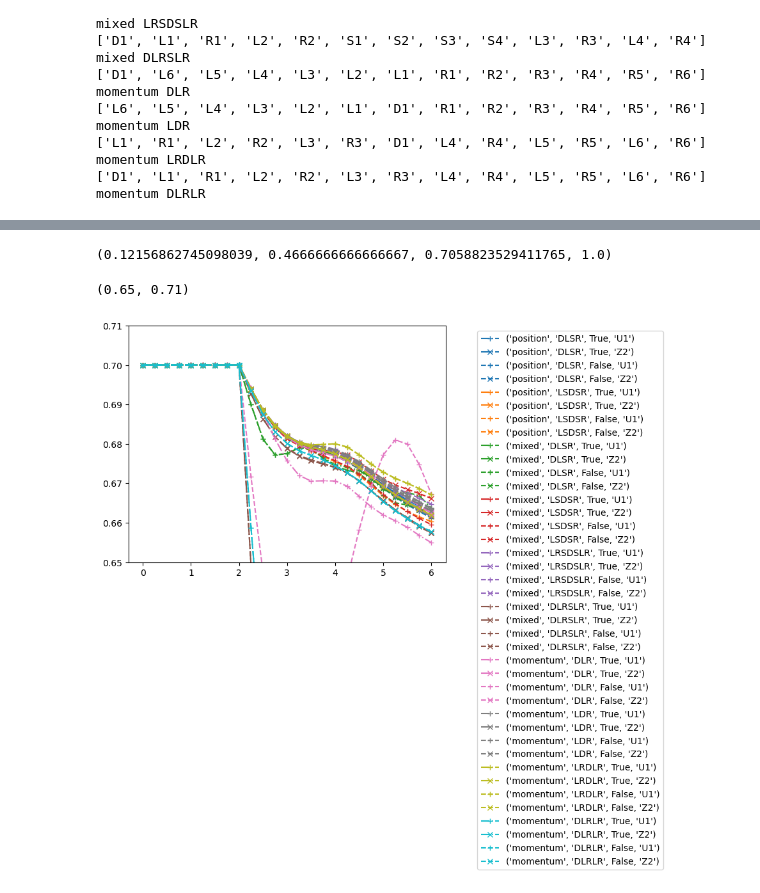
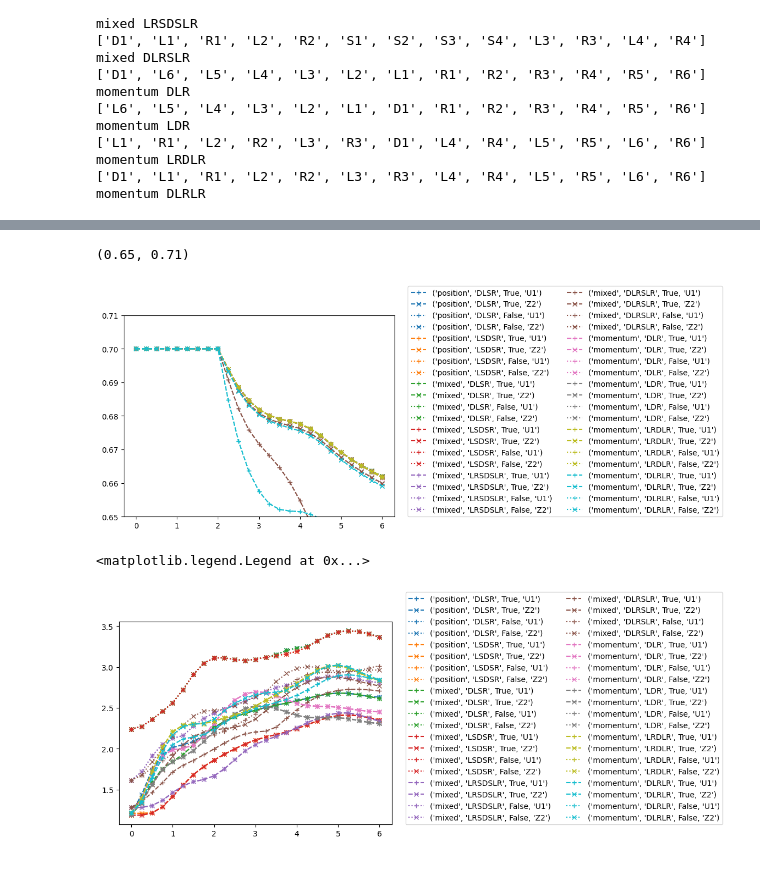
Before and after one commit to marekrams/dpt, a Jupyter notebook: tests.ipynb, the cells around one changed output, grey strips where cells are left out. Drawn from its saved outputs; the diff is of its cells as text; code cells hidden in the pictures.

```diff
--- a/tests.ipynb
+++ b/tests.ipynb
@@ -244,5 +244,5 @@ vS1 = 0.25
 
 dt = 0.126
 tswitch, tfin = 2, 6
-D_total = 32
+D_total = 64
 # %%
@@ -259,15 +306,13 @@ D_total = 32
 # %%
-eng0 = {}
-psi0 = {}
 out = {}
+dt = 1/16
 for mapping, order in mappings:
     for merge in [True, False]:
         for sym in ['U1', 'Z2']:
             print("-----------------------")
             print(mapping, order, merge, sym)
-            psi, eng0[mapping, order, merge, sym] = initial_state(NW, NS, U, muL, muR, vS0, alpha, mapping, order, merge, sym, D_total)
-            psi0[mapping, order, merge, sym] = psi
-            # out[mapping, order, merge, sym] = run_evolution(psi, NW, NS, U, muL, muR, vS0, vS1, mapping, order, merge, sym, D_total, tswitch, tfin, dt, verbose=0)
+            psi = psi0[mapping, order, merge, sym].copy()
+            out[mapping, order, merge, sym] = run_evolution(psi, NW, NS, U, muL, muR, vS0, vS1, mapping, order, merge, sym, D_total, tswitch, tfin, dt, verbose=0)
 # %% [output]
 -----------------------
 position DLSR True U1
@@ -289,7 +333,0 @@ Done. n1 =  0.700000000000001 n2 =  0.30000000000000043
-# %%
-# fixing some initial energy by hand ...
-mapping, order, merge, sym = ('mixed', 'LRSDSLR', False, 'U1')
-print(eng0[mapping, order, merge, sym])
-psi, eng0[mapping, order, merge, sym] = initial_state(NW, NS, U, muL, muR, vS0, alpha, mapping, order, merge, sym, D_total)
-psi0[mapping, order, merge, sym] = psi
-out[mapping, order, merge, sym] = run_evolution(psi, NW, NS, U, muL, muR, vS0, vS1, mapping, order, merge, sym, D_total, tswitch, tfin, dt, verbose=0)
@@ -305,6 +333,0 @@ Done.
-# %%
-plt.plot(list(str(x) for x in eng0.keys()), list(eng0.values()), '-+');
-plt.xticks(rotation=90);
-plt.show()
-for k, v in eng0.items():
-    print(v, k)
@@ -330,20 +334,29 @@ for k, v in eng0.items():
-# %%
-plt.cm.tab10(0)
-# %% [output]
-(0.12156862745098039, 0.4666666666666667, 0.7058823529411765, 1.0)
 # %%
 colors = dict(zip(mappings, map(plt.cm.tab10, range(10))))
-lines = {True: '-.', False: '--'}
+lines = {True: '--', False: ':'}
 symbols = {"U1": '+', "Z2": "x"}
 
 for k, v in out.items():
     mapping, order, merge, sym = k
-    plt.plot(v[1], v[2]['n1'], color=colors[mapping, order], marker=symbols[sym], linestyle=lines[merge], label=k)
-plt.legend(loc=(1.1, -1.3))
+    plt.plot(v[1], v[2]['n1'], color=colors[mapping, order], marker=symbols[sym], linestyle=lines[merge], label=str(k))
+plt.legend(loc=(1.05, 0), ncol=2)
 plt.ylim([0.65, 0.71])
 # %% [output]
 (0.65, 0.71)
-[figure, old version]
+[figure, new version]
+# %%
+colors = dict(zip(mappings, map(plt.cm.tab10, range(10))))
+lines = {True: '--', False: ':'}
+symbols = {"U1": '+', "Z2": "x"}
+
+for k, v in out.items():
+    mapping, order, merge, sym = k
+    plt.plot(v[1], v[2]['max_ent'], color=colors[mapping, order], marker=symbols[sym], linestyle=lines[merge], label=str(k))
+plt.legend(loc=(1.05, 0), ncol=2)
+#plt.ylim([0.65, 0.71])
+# %% [output]
+<matplotlib.legend.Legend at 0x...>
+[figure, added]
 # %%
 for k, v in out.items():
     plot_data(*v, *k)
```
Also changed, not shown: parts of 9 cells of this notebook.
